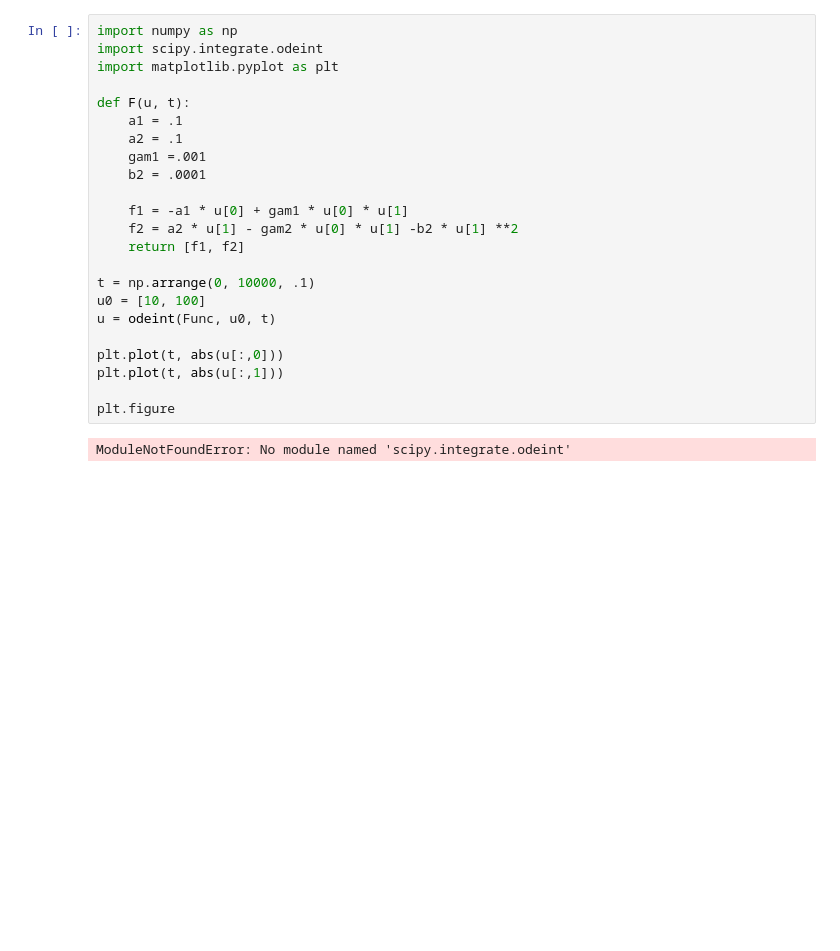
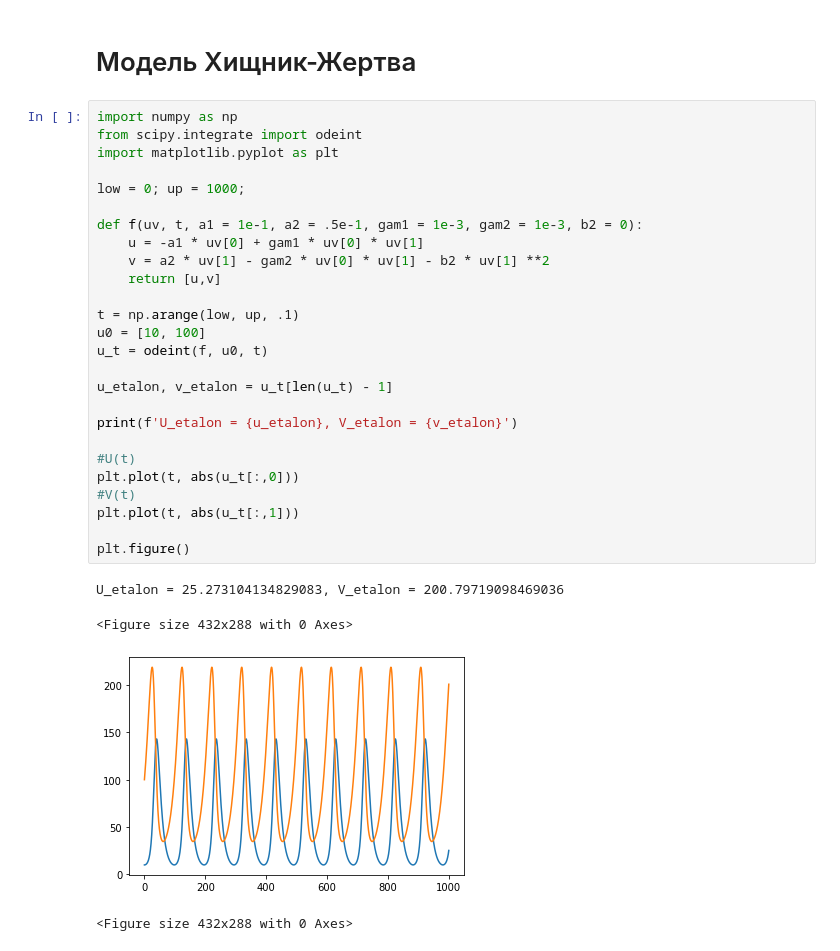
Before and after one commit to dep-810b-studs/computer-modelling, a Jupyter notebook: task_01.ipynb, the cells around one changed output. Drawn from its saved outputs; the diff is of its cells as text; blank space fills up the shorter version.

```diff
--- a/task_01.ipynb
+++ b/task_01.ipynb
@@ -1,25 +1,33 @@
+# %% [markdown]
+# Модель Хищник-Жертва
 # %%
 import numpy as np
-import scipy.integrate.odeint
+from scipy.integrate import odeint
 import matplotlib.pyplot as plt
 
-def F(u, t):
-    a1 = .1
-    a2 = .1
-    gam1 =.001
-    b2 = .0001
+low = 0; up = 1000;
 
-    f1 = -a1 * u[0] + gam1 * u[0] * u[1]
-    f2 = a2 * u[1] - gam2 * u[0] * u[1] -b2 * u[1] **2
-    return [f1, f2]
+def f(uv, t, a1 = 1e-1, a2 = .5e-1, gam1 = 1e-3, gam2 = 1e-3, b2 = 0):
+    u = -a1 * uv[0] + gam1 * uv[0] * uv[1]
+    v = a2 * uv[1] - gam2 * uv[0] * uv[1] - b2 * uv[1] **2
+    return [u,v]
 
-t = np.arrange(0, 10000, .1)
+t = np.arange(low, up, .1)
 u0 = [10, 100]
-u = odeint(Func, u0, t)
+u_t = odeint(f, u0, t)
 
-plt.plot(t, abs(u[:,0]))
-plt.plot(t, abs(u[:,1]))
+u_etalon, v_etalon = u_t[len(u_t) - 1]
 
-plt.figure
+print(f'U_etalon = {u_etalon}, V_etalon = {v_etalon}')
+
+#U(t)
+plt.plot(t, abs(u_t[:,0]))
+#V(t)
+plt.plot(t, abs(u_t[:,1]))
+
+plt.figure()
 # %% [output]
-ModuleNotFoundError: No module named 'scipy.integrate.odeint'
+U_etalon = 25.273104134829083, V_etalon = 200.79719098469036
+<Figure size 432x288 with 0 Axes>
+[figure, added]
+<Figure size 432x288 with 0 Axes>
```
Also changed, not shown: parts of 19 cells of this notebook.
